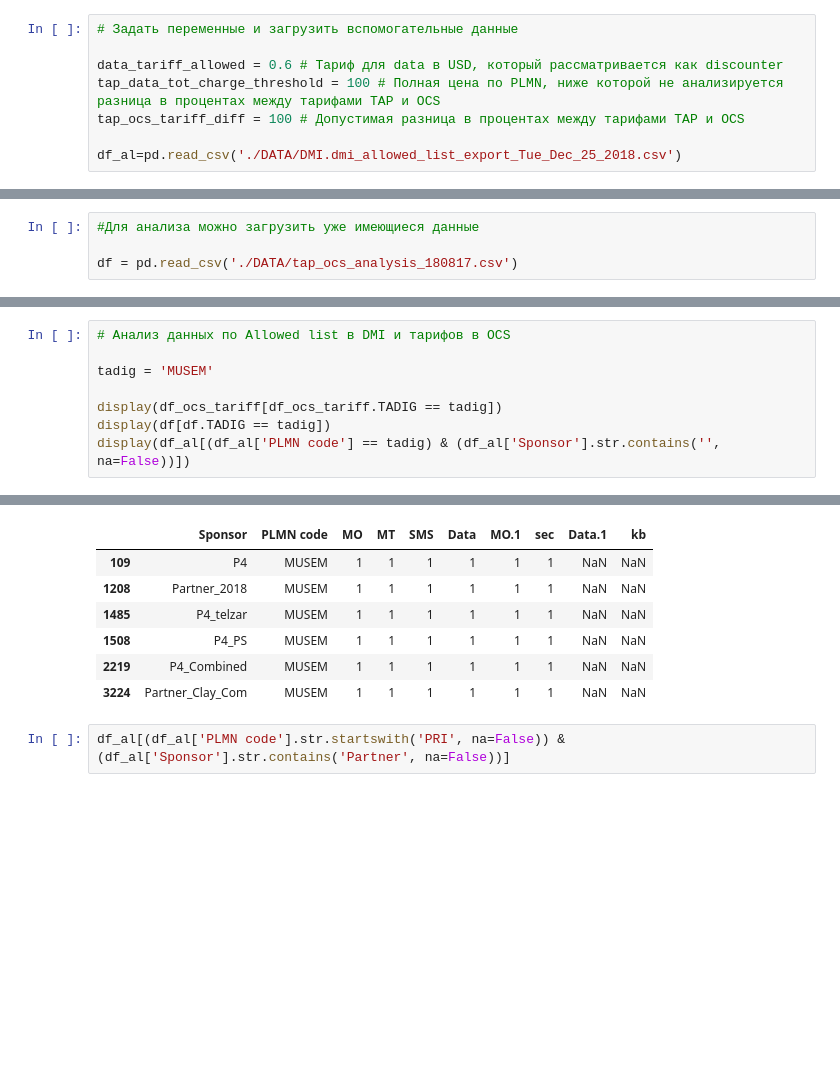
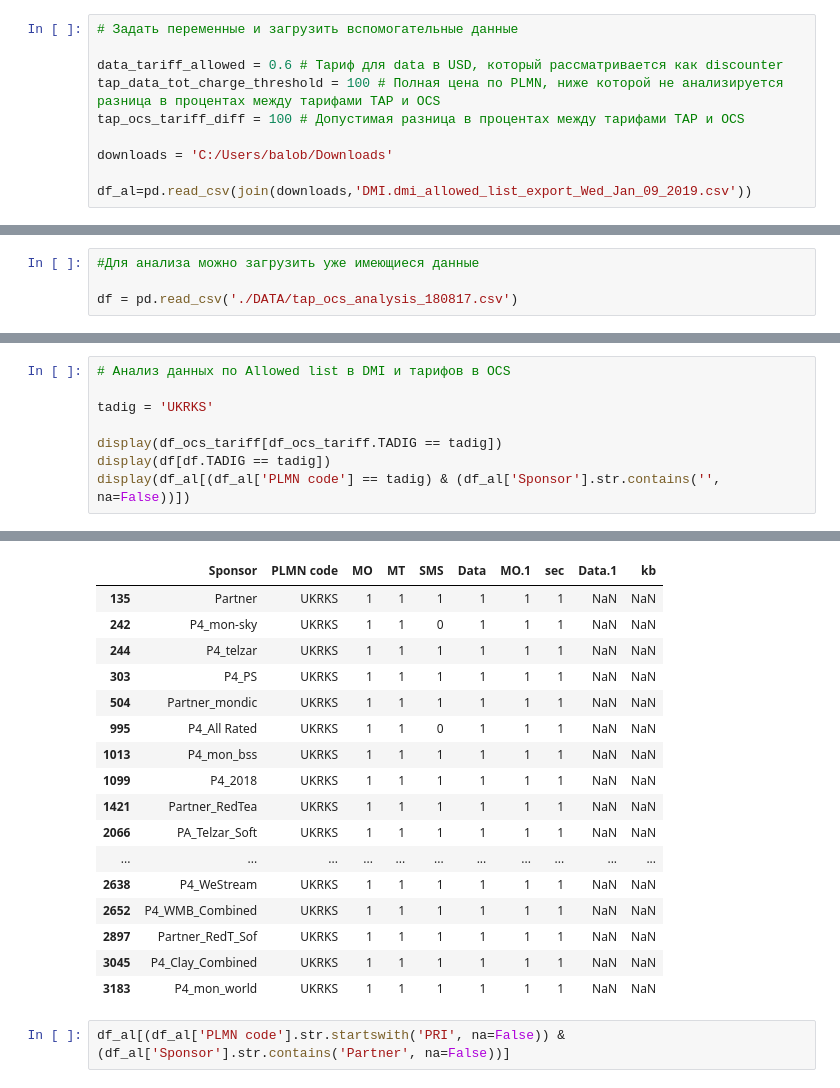
Before and after one commit to balobinp/RB_BD, a Jupyter notebook: RB_REPORTS_and_ANALYSIS_Python3.ipynb, the cells around one changed output, grey strips where cells are left out. Drawn from its saved outputs; the diff is of its cells as text; blank space fills up the shorter version.

```diff
--- a/RB_REPORTS_and_ANALYSIS_Python3.ipynb
+++ b/RB_REPORTS_and_ANALYSIS_Python3.ipynb
@@ -101,7 +102,9 @@ data_tariff_allowed = 0.6 # Тариф для data в USD, который рас
 tap_data_tot_charge_threshold = 100 # Полная цена по PLMN, ниже которой не анализируется разница в процентах между тарифами ТАР и OCS
 tap_ocs_tariff_diff = 100 # Допустимая разница в процентах между тарифами ТАР и OCS
 
-df_al=pd.read_csv('./DATA/DMI.dmi_allowed_list_export_Tue_Dec_25_2018.csv')
+downloads = 'C:/Users/balob/Downloads'
+
+df_al=pd.read_csv(join(downloads,'DMI.dmi_allowed_list_export_Wed_Jan_09_2019.csv'))
 # %% [markdown]
 ### Получение данных
 # %%
@@ -210,7 +210,7 @@ df[(df.tap_data_tot_charge > tap_data_tot_charge_threshold)&(df.pct_diff > tap_o
 # %%
 # Анализ данных по Allowed list в DMI и тарифов в OCS
 
-tadig = 'MUSEM'
+tadig = 'UKRKS'
 
 display(df_ocs_tariff[df_ocs_tariff.TADIG == tadig])
 display(df[df.TADIG == tadig])
@@ -224,10 +225,20 @@ display(df_al[(df_al['PLMN code'] == tadig) & (df_al['Sponsor'].str.contains('',
 |  | Sponsor | PLMN code | MO | MT | SMS | Data | MO.1 | sec | Data.1 | kb |
-| 109 | P4 | MUSEM | 1 | 1 | 1 | 1 | 1 | 1 | NaN | NaN |
-| 1208 | Partner_2018 | MUSEM | 1 | 1 | 1 | 1 | 1 | 1 | NaN | NaN |
-| 1485 | P4_telzar | MUSEM | 1 | 1 | 1 | 1 | 1 | 1 | NaN | NaN |
-| 1508 | P4_PS | MUSEM | 1 | 1 | 1 | 1 | 1 | 1 | NaN | NaN |
-| 2219 | P4_Combined | MUSEM | 1 | 1 | 1 | 1 | 1 | 1 | NaN | NaN |
-| 3224 | Partner_Clay_Com | MUSEM | 1 | 1 | 1 | 1 | 1 | 1 | NaN | NaN |
+| 135 | Partner | UKRKS | 1 | 1 | 1 | 1 | 1 | 1 | NaN | NaN |
+| 242 | P4_mon-sky | UKRKS | 1 | 1 | 0 | 1 | 1 | 1 | NaN | NaN |
+| 244 | P4_telzar | UKRKS | 1 | 1 | 1 | 1 | 1 | 1 | NaN | NaN |
+| 303 | P4_PS | UKRKS | 1 | 1 | 1 | 1 | 1 | 1 | NaN | NaN |
+| 504 | Partner_mondic | UKRKS | 1 | 1 | 1 | 1 | 1 | 1 | NaN | NaN |
+| 995 | P4_All Rated | UKRKS | 1 | 1 | 0 | 1 | 1 | 1 | NaN | NaN |
+| 1013 | P4_mon_bss | UKRKS | 1 | 1 | 1 | 1 | 1 | 1 | NaN | NaN |
+| 1099 | P4_2018 | UKRKS | 1 | 1 | 1 | 1 | 1 | 1 | NaN | NaN |
+| 1421 | Partner_RedTea | UKRKS | 1 | 1 | 1 | 1 | 1 | 1 | NaN | NaN |
+| 2066 | PA_Telzar_Soft | UKRKS | 1 | 1 | 1 | 1 | 1 | 1 | NaN | NaN |
+| ... | ... | ... | ... | ... | ... | ... | ... | ... | ... | ... |
+| 2638 | P4_WeStream | UKRKS | 1 | 1 | 1 | 1 | 1 | 1 | NaN | NaN |
+| 2652 | P4_WMB_Combined | UKRKS | 1 | 1 | 1 | 1 | 1 | 1 | NaN | NaN |
+| 2897 | Partner_RedT_Sof | UKRKS | 1 | 1 | 1 | 1 | 1 | 1 | NaN | NaN |
+| 3045 | P4_Clay_Combined | UKRKS | 1 | 1 | 1 | 1 | 1 | 1 | NaN | NaN |
+| 3183 | P4_mon_world | UKRKS | 1 | 1 | 1 | 1 | 1 | 1 | NaN | NaN |
 # %%
 df_al[(df_al['PLMN code'].str.startswith('PRI', na=False)) & (df_al['Sponsor'].str.contains('Partner', na=False))]
 # %% [output]
```
Also changed, not shown: parts of 6 cells of this notebook, 3 other files.
